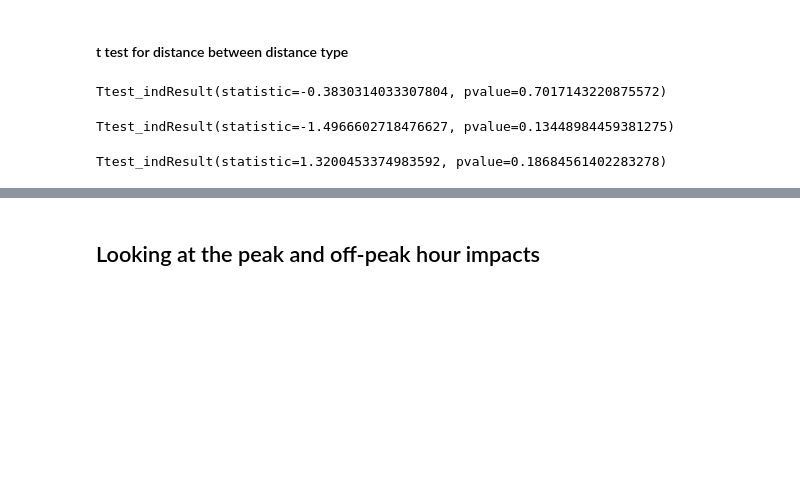
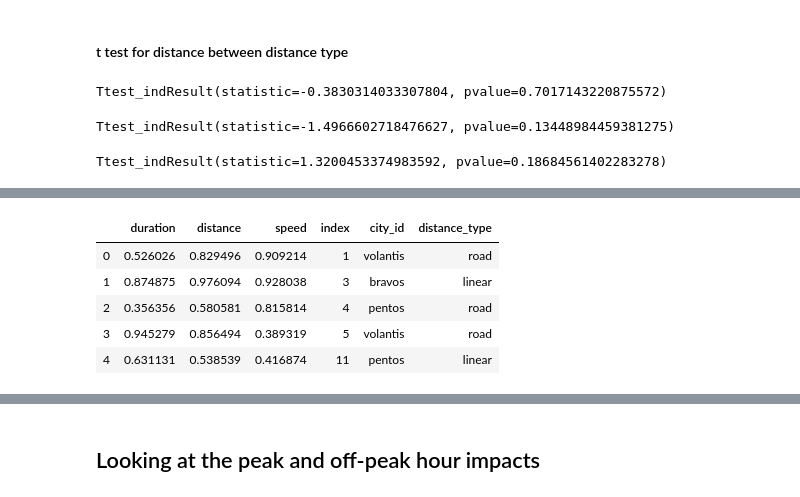
Before and after one commit to ta-data-bcn/technical-interview, a Jupyter notebook: Technical_Interview_Chao.ipynb, the cells around one changed output, grey strips where cells are left out. Saved outputs shown, nothing was run; the diff lists cells and outputs as text; code cells hidden in the pictures; blank space fills up the shorter version.

```diff
--- a/Technical_Interview_Chao.ipynb
+++ b/Technical_Interview_Chao.ipynb
@@ -454,0 +480,9 @@ Ttest_indResult(statistic=1.3200453374983592, pvalue=0.18684561402283278)
+# %%
+df_scaled.head()
+# %% [output]
+|  | duration | distance | speed | index | city_id | distance_type |
+| 0 | 0.526026 | 0.829496 | 0.909214 | 1 | volantis | road |
+| 1 | 0.874875 | 0.976094 | 0.928038 | 3 | bravos | linear |
+| 2 | 0.356356 | 0.580581 | 0.815814 | 4 | pentos | road |
+| 3 | 0.945279 | 0.856494 | 0.389319 | 5 | volantis | road |
+| 4 | 0.631131 | 0.538539 | 0.416874 | 11 | pentos | linear |
```
Also changed, not shown: parts of 13 cells of this notebook.
